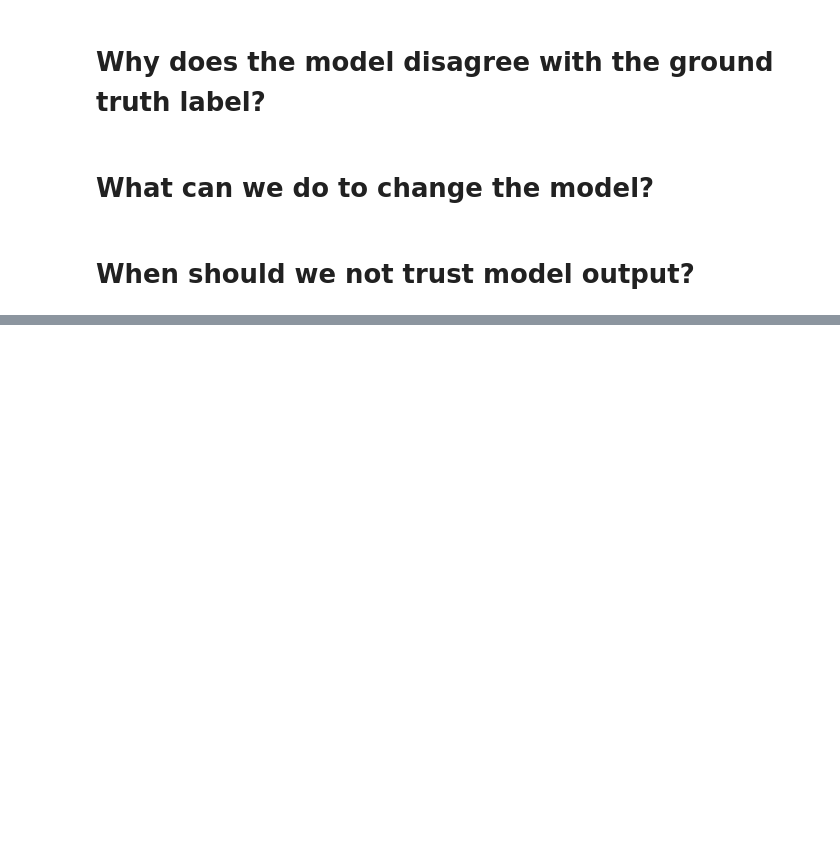
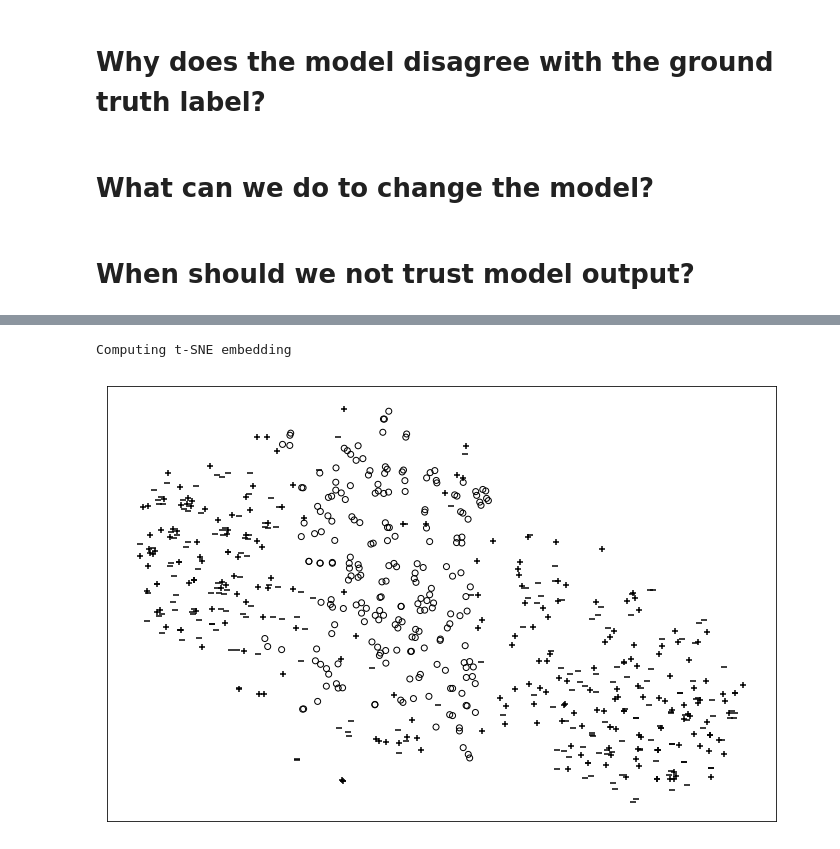
Before and after one commit to anonymoushippopotamus2019/code, a Jupyter notebook: code.ipynb, the cells around one changed output, grey strips where cells are left out. Drawn from its saved outputs; the diff is of its cells as text; code cells hidden in the pictures; blank space fills up the shorter version.

```diff
--- a/code.ipynb
+++ b/code.ipynb
@@ -163,33 +139,36 @@ xconfusing = confusing[:220]
 yconfusing = [2 for elem in range(220)]
 
 xall = concat([xtrain,xtest,xconfusing])
 yall = ytrain+ytest+yconfusing
 
 X=xall
 y=yall
 n_samples, n_features = X.shape
 n_neighbors = 100
 
 # https://scikit-learn.org/stable/auto_examples/manifold/plot_lle_digits.html#sphx-glr-auto-examples-manifold-plot-lle-digits-py
 def plot_embedding(X, title=None):
     x_min, x_max = np.min(X, 0), np.max(X, 0)
     X = (X - x_min) / (x_max - x_min)
 
     fig=plt.figure(figsize=(12, 8),frameon=False)
     #ax = plt.subplot(111)
     for i in range(X.shape[0]):
         plt.scatter(X[i,0],X[i,1],marker=['+','_','o'][y[i]],color='black',facecolors=['black','black','none'][y[i]])#['black','black','white'][y[i]])
 
     plt.xticks([]), plt.yticks([])
     if title is not None:
-        plt.title(title,fontdict={'fontsize':14,})
+        plt.title(title,fontdict={'fontsize':14})
     fig.savefig('tsne_3.pdf', format='pdf',bbox_inches='tight', pad_inches=0)
 
 print("Computing t-SNE embedding")
 tsne = TSNE(n_components=2, init='pca',random_state=0)
 t0 = time()
 X_tsne = tsne.fit_transform(X)
 
 plot_embedding(X_tsne)
+# %% [output]
+Computing t-SNE embedding
+[figure, added]
 # %%
 get_cdist(xall,yall)
```
Also changed, not shown: parts of 3 cells of this notebook.
